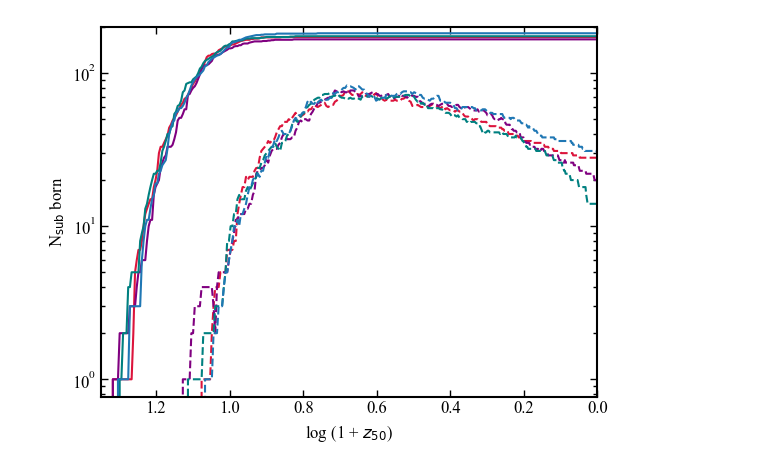
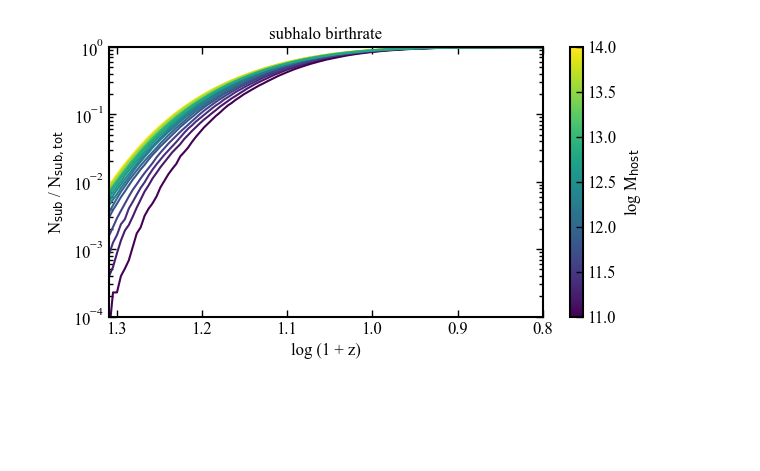
Before and after one commit to jsmonzon/MassSpec, a Jupyter notebook: notebooks/abundance/accretion_N.ipynb, the cells around one changed output. Drawn from its saved outputs; the diff is of its cells as text; code cells hidden in the pictures; blank space fills up the shorter version.

```diff
--- a/notebooks/abundance/accretion_N.ipynb
+++ b/notebooks/abundance/accretion_N.ipynb
@@ -325,22 +38,56 @@ plt.show()
-# %%
-plt.plot(np.log10(1+cfg.zsample), early.NAH, color="crimson")
-plt.plot(np.log10(1+cfg.zsample), early.NAH_thresh, color="crimson", ls="--")
-
-plt.plot(np.log10(1+cfg.zsample), middle.NAH, color="purple")
-plt.plot(np.log10(1+cfg.zsample), middle.NAH_thresh, color="purple", ls="--")
-
-plt.plot(np.log10(1+cfg.zsample), late.NAH, color="teal")
-plt.plot(np.log10(1+cfg.zsample), late.NAH_thresh, color="teal", ls="--")
-
-plt.plot(np.log10(1+cfg.zsample), latest.NAH, color="C0")
-plt.plot(np.log10(1+cfg.zsample), latest.NAH_thresh, color="C0", ls="--")
-
-plt.yscale("log")
-plt.xlim(1.35, 0.0)
-plt.ylabel("N$_{\\rm sub}$ born")
-plt.xlabel("log (1 + $z_{50}$)")
-
-plt.ylim(0, 200)
-plt.show()
-# %% [output]
-[figure, removed]
+# %%
+def measure_NAH(file, measure_std=False):
+
+    m_xN = jsm_ancillary.load_sample(file)
+    host_mass = np.log10(m_xN["host_mass"][0])
+    nah_xN = jsm_ancillary.make_matrix(m_xN, "NAH")
+    nah_xN_thresh = jsm_ancillary.make_matrix(m_xN, "NAH_thresh")
+
+    m_xN = np.nanmean(nah_xN, axis=0)
+    std_xN = np.nanstd(nah_xN, axis=0)
+
+    m_xN_thresh = np.nanmean(nah_xN_thresh, axis=0)
+    std_xN_thresh = np.nanstd(nah_xN_thresh, axis=0)
+
+    if measure_std:
+        return host_mass, m_xN, std_xN, m_xN_thresh, std_xN_thresh
+    else:
+        return host_mass, m_xN, m_xN_thresh
+# %%
+fig, ax = plt.subplots(figsize=(double_textwidth, single_textwidth))
+
+# --- choose color mapping ---
+cmap = plt.cm.viridis
+norm = colors.Normalize(vmin=11, vmax=14)  # adjust to your host-mass range
+
+for file in os.listdir("../../data/fid/"):
+
+    try:
+
+        mhost, med, medt = measure_NAH("../../data/fid/" + file)
+        color = cmap(norm(mhost))
+
+        # ax.plot(np.log10(1 + cfg.zsample), medt/medt[0], c=color, ls=":")
+        ax.plot(np.log10(1 + cfg.zsample), med/med[0],  c=color)
+
+    except OSError:
+        pass
+
+# --- colorbar ---
+sm = ScalarMappable(norm=norm, cmap=cmap)
+sm.set_array([])
+
+cbar = fig.colorbar(sm, ax=ax)
+cbar.set_label("log M$_{\\rm host}$")
+
+# --- axis formatting ---
+ax.set_title("subhalo birthrate")
+ax.set_yscale("log")
+ax.set_xlim(1.31, 0.8)
+ax.set_ylim(1e-4,1)
+ax.set_ylabel("N$_{\\rm sub}$ / N$_{\\rm sub, tot}$")
+ax.set_xlabel("log (1 + z)")
+
+plt.show()
+# %% [output]
+[figure, added]
```
Also changed, not shown: parts of 12 cells of this notebook, 31 other files.
